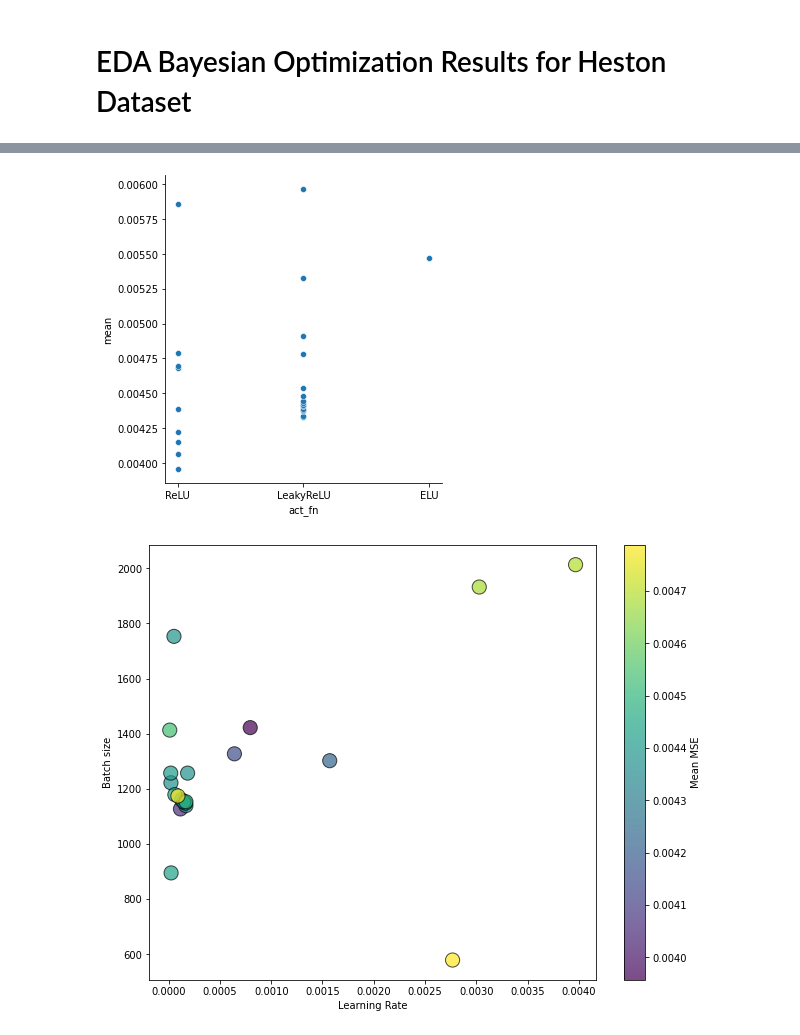
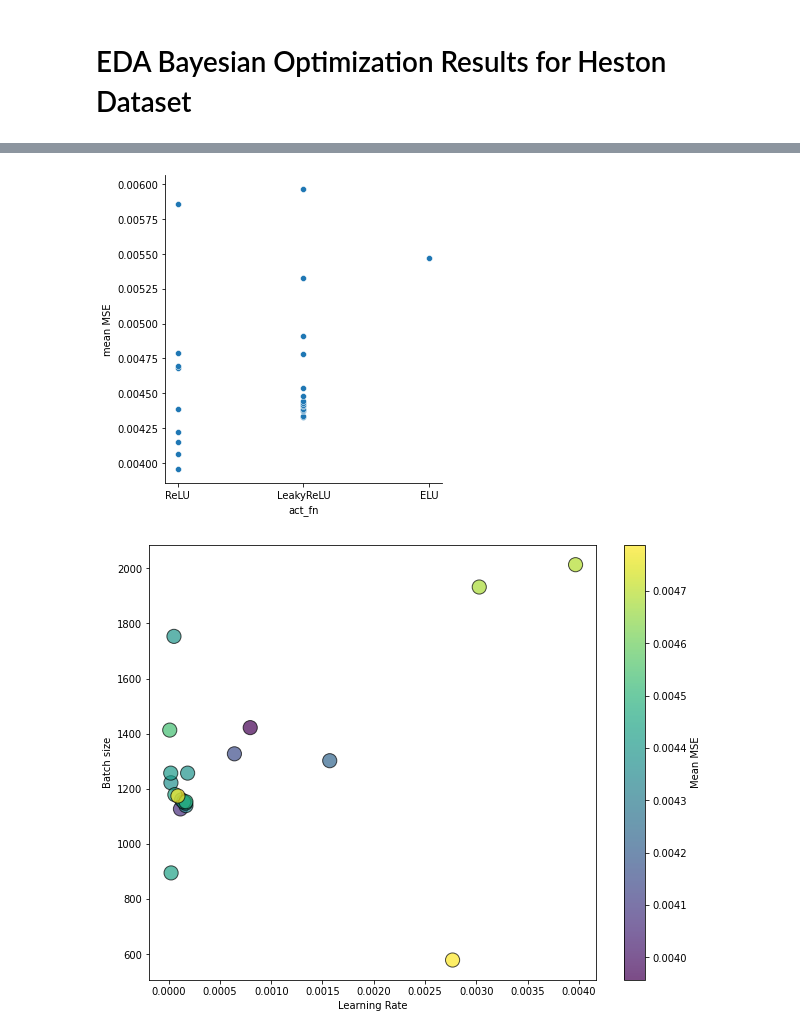
Before and after one commit to paolodelia99/thesis-option-pricing-with-deep-learning, a Jupyter notebook: notebooks/EDA Heston BO results.ipynb, the cells around one changed output, grey strips where cells are left out. Cells and saved outputs as stored; diff of their text form; code cells hidden in the pictures.

```diff
--- a/notebooks/EDA Heston BO results.ipynb
+++ b/notebooks/EDA Heston BO results.ipynb
@@ -65,10 +77,11 @@ sns.relplot(data=res_df[:20], x='num_layers', y='mean');
 # %%
 sns.relplot(data=res_df[:25], x='act_fn', y='mean')
 
+plt.ylabel("mean MSE")
 plt.savefig('../results/EDA_T_Results_H/af_mean_scatter_h.png')
 plt.show()
 # %% [output]
-[figure, old version]
+[figure, new version]
 # %%
 fig, ax = plt.subplots(figsize=(10,8))
 
```
Also changed, not shown: parts of 6 cells of this notebook, 5 other files.
